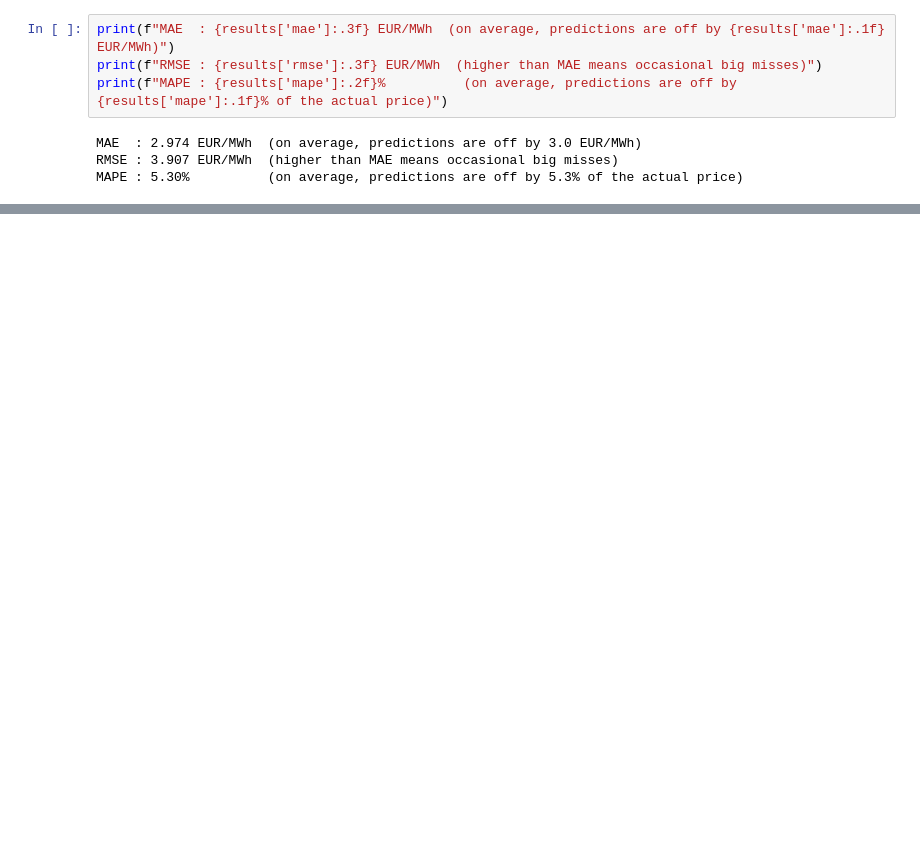
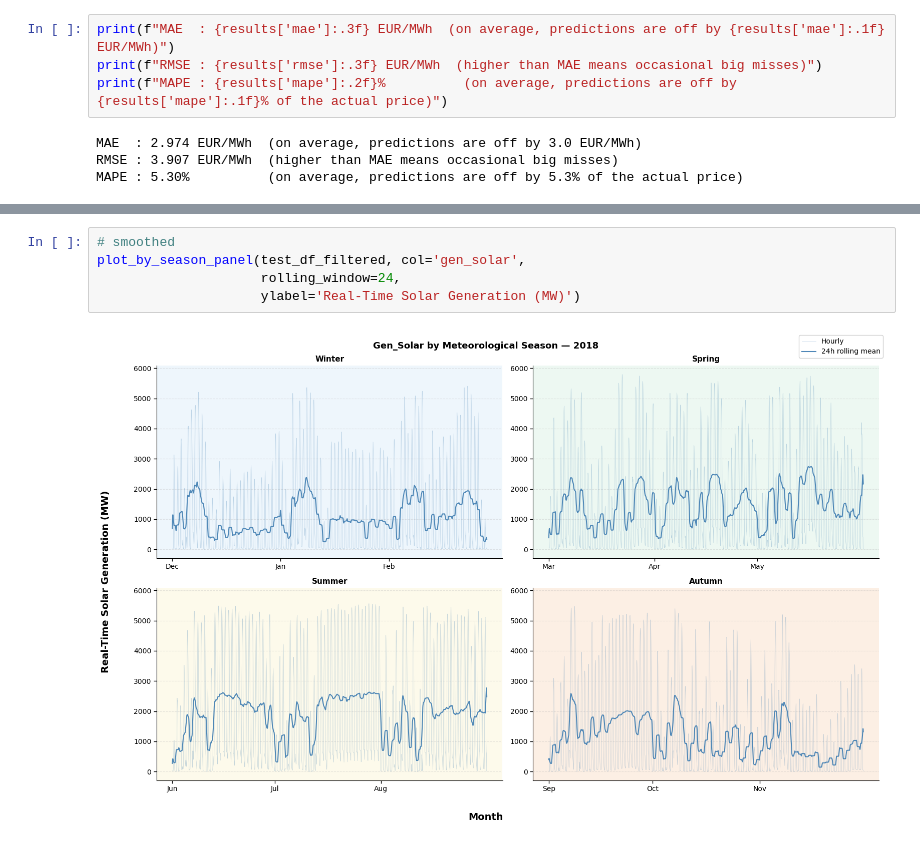
Before and after one commit to amukherjee25/forecasting-electricity-prices, a Jupyter notebook: notebooks/transformer/model_transformer_actual_price_rev2.ipynb, the cells around one changed output, grey strips where cells are left out. Drawn from its saved outputs; the diff is of its cells as text; blank space fills up the shorter version.

```diff
--- a/notebooks/transformer/model_transformer_actual_price_rev2.ipynb
+++ b/notebooks/transformer/model_transformer_actual_price_rev2.ipynb
@@ -985,0 +1176,7 @@ MAPE : 5.30%          (on average, predictions are off by 5.3% of the actual pri
+# %%
+# smoothed
+plot_by_season_panel(test_df_filtered, col='gen_solar',
+                     rolling_window=24,
+                     ylabel='Real-Time Solar Generation (MW)')
+# %% [output]
+[figure, added]
```
Also changed, not shown: parts of 23 cells of this notebook, 2 other files.
